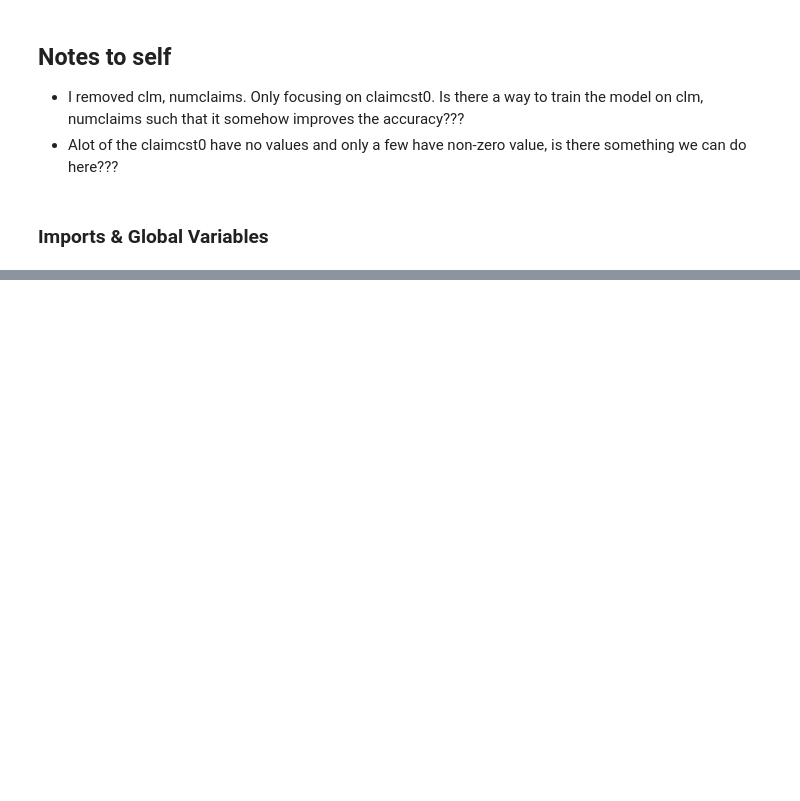
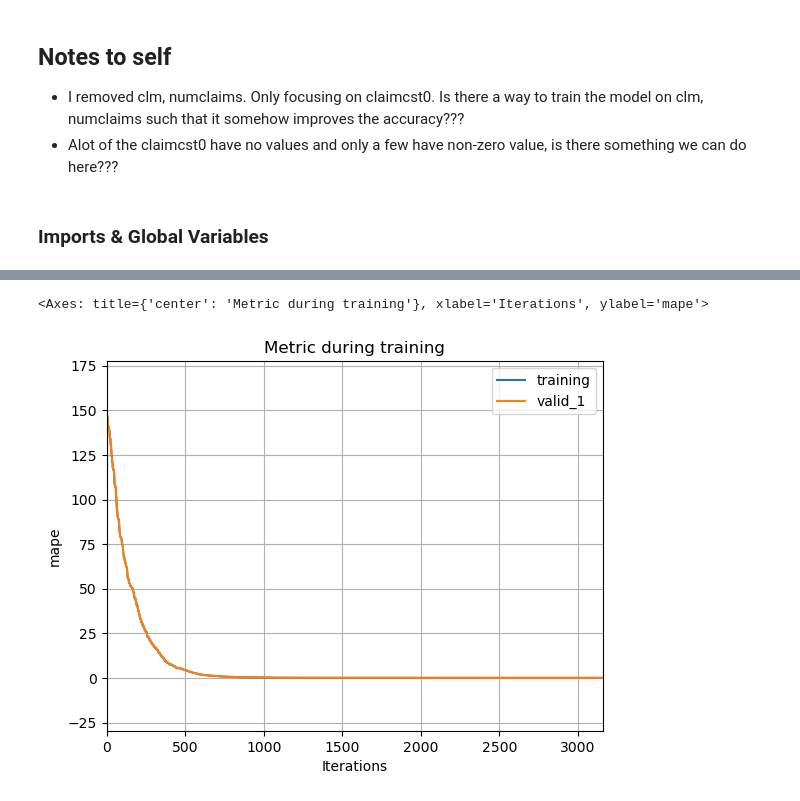
Before and after one commit to JohnBogacz/Kaggle-Travelers-2023, a Jupyter notebook: src/Tree/Tree.ipynb, the cells around one changed output, grey strips where cells are left out. Saved outputs shown, nothing was run; the diff lists cells and outputs as text; code cells hidden in the pictures; blank space fills up the shorter version.

```diff
--- a/src/Tree/Tree.ipynb
+++ b/src/Tree/Tree.ipynb
@@ -205,0 +87,40 @@ KeyboardInterrupt:
+# %%
+import lightgbm as lgb
+from sklearn.model_selection import train_test_split
+X = df_t.drop(['id'], axis=1)
+y = df_t['claimcst0']
+
+X_train, X_test, y_train, y_test = train_test_split(X, y, test_size=0.2, random_state=42)
+
+
+params = {
+        'boosting_type': 'gbdt',
+        'objective': 'tweedie',
+        'metric':'mape',
+        'learning_rate': 0.01,
+        'scale_pos_weight': 16,  #because training data is unbalance (replaced with scale_pos_weight)
+        'num_leaves': 31,  # we should let it be smaller than 2^(max_depth)
+        'max_depth': 31,  # -1 means no limit
+        'min_child_samples': 10,  # Minimum number of data need in a child(min_data_in_leaf)
+        'max_bin': 255,  # Number of bucketed bin for feature values
+        'subsample': 0.8,  # Subsample ratio of the training instance.
+        'subsample_freq': 0,  # frequence of subsample, <=0 means no enable
+        'colsample_bytree': 0.3,  # Subsample ratio of columns when constructing each tree.
+        'min_child_weight': 5,  # Minimum sum of instance weight(hessian) needed in a child(leaf)
+        'subsample_for_bin': 200000,  # Number of samples for constructing bin
+        'min_split_gain': 0,  # lambda_l1, lambda_l2 and min_gain_to_split to regularization
+        'nthread': 4,
+        'verbose': 0,
+        'lambda_l2': 0.1,
+    }
+lgtrain = lgb.Dataset(X_train, label=y_train)
+lgval = lgb.Dataset(X_test, label=y_test)
+
+evals_result = {}
+model = lgb.train(params, lgtrain, 5000,
+                    valid_sets=[lgtrain, lgval],
+                    early_stopping_rounds=100,
+                    verbose_eval=150,
+                    evals_result=evals_result)
+
+pred_test_y = model.predict(X_test, num_iteration=model.best_iteration)
@@ -205,0 +145,5 @@ KeyboardInterrupt:
+# %%
+lgb.plot_metric(booster=evals_result)
+# %% [output]
+<Axes: title={'center': 'Metric during training'}, xlabel='Iterations', ylabel='mape'>
+[figure, added]
```
Also changed, not shown: parts of 15 cells of this notebook, 6 other files.
